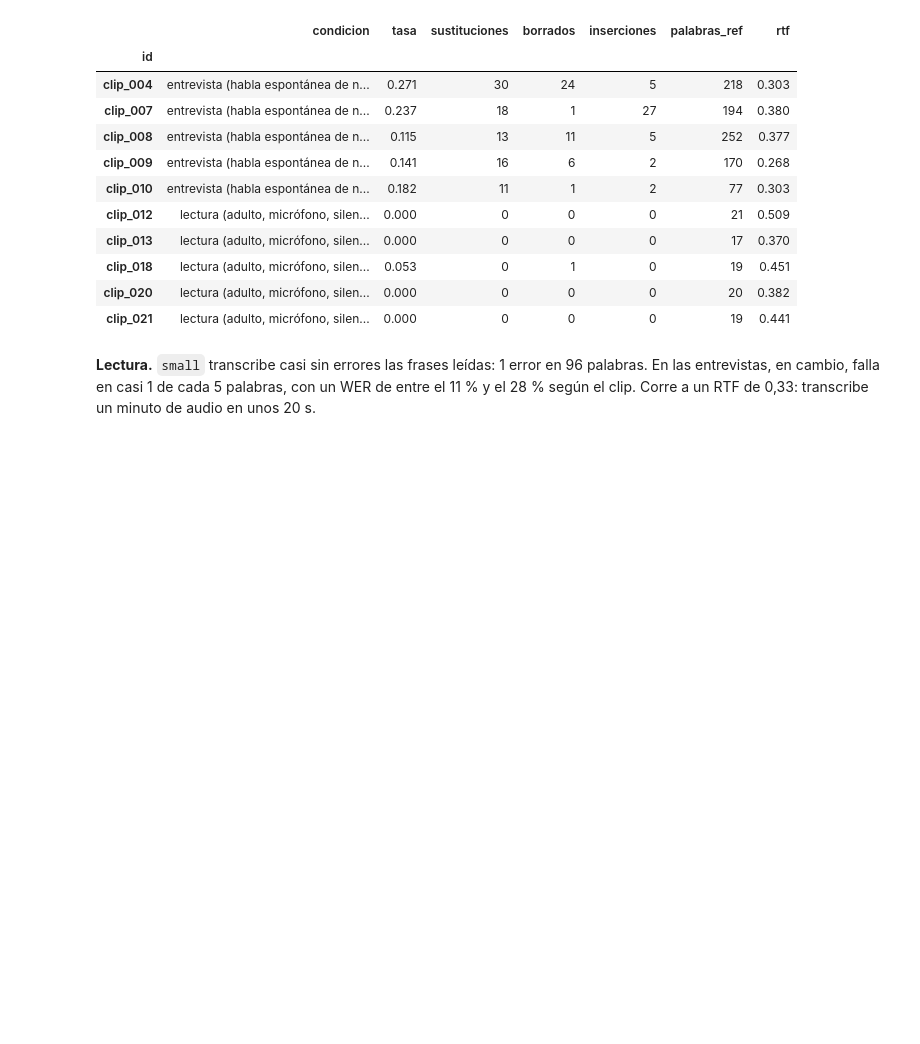
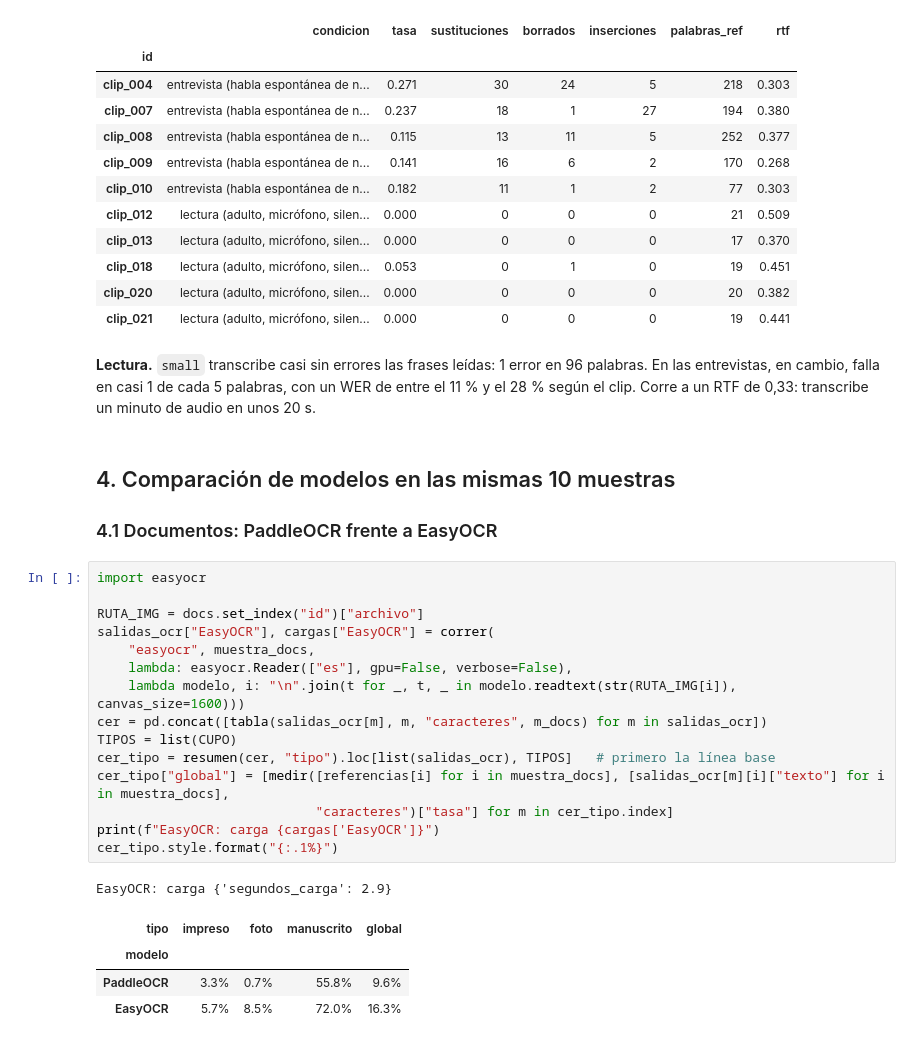
Before and after one commit to IvettexMamani/diplomado-python-2026, a Jupyter notebook: tarea_2/02_evaluacion.ipynb, the cells around one changed output. Saved outputs shown, nothing was run; the diff lists cells and outputs as text; blank space fills up the shorter version.

```diff
--- a/tarea_2/02_evaluacion.ipynb
+++ b/tarea_2/02_evaluacion.ipynb
@@ -441,3 +441,28 @@ WER de faster-whisper small en los 10 clips: 17.2% · RTF: 0.33 · carga: {'segu
 | clip_021 | lectura (adulto, micrófono, silen... | 0.000 | 0 | 0 | 0 | 19 | 0.441 |
 # %% [markdown]
 **Lectura.** `small` transcribe casi sin errores las frases leídas: 1 error en 96 palabras. En las entrevistas, en cambio, falla en casi 1 de cada 5 palabras, con un WER de entre el 11 % y el 28 % según el clip. Corre a un RTF de 0,33: transcribe un minuto de audio en unos 20 s.
+# %% [markdown]
+## 4. Comparación de modelos en las mismas 10 muestras
+
+### 4.1 Documentos: PaddleOCR frente a EasyOCR
+# %%
+import easyocr
+
+RUTA_IMG = docs.set_index("id")["archivo"]
+salidas_ocr["EasyOCR"], cargas["EasyOCR"] = correr(
+    "easyocr", muestra_docs,
+    lambda: easyocr.Reader(["es"], gpu=False, verbose=False),
+    lambda modelo, i: "\n".join(t for _, t, _ in modelo.readtext(str(RUTA_IMG[i]), canvas_size=1600)))
+cer = pd.concat([tabla(salidas_ocr[m], m, "caracteres", m_docs) for m in salidas_ocr])
+TIPOS = list(CUPO)
+cer_tipo = resumen(cer, "tipo").loc[list(salidas_ocr), TIPOS]   # primero la línea base
+cer_tipo["global"] = [medir([referencias[i] for i in muestra_docs], [salidas_ocr[m][i]["texto"] for i in muestra_docs],
+                            "caracteres")["tasa"] for m in cer_tipo.index]
+print(f"EasyOCR: carga {cargas['EasyOCR']}")
+cer_tipo.style.format("{:.1%}")
+# %% [output]
+EasyOCR: carga {'segundos_carga': 2.9}
+| tipo | impreso | foto | manuscrito | global |
+| modelo |  |  |  |  |
+| PaddleOCR | 3.3% | 0.7% | 55.8% | 9.6% |
+| EasyOCR | 5.7% | 8.5% | 72.0% | 16.3% |
```
Also changed, not shown: parts of 1 cell of this notebook.
